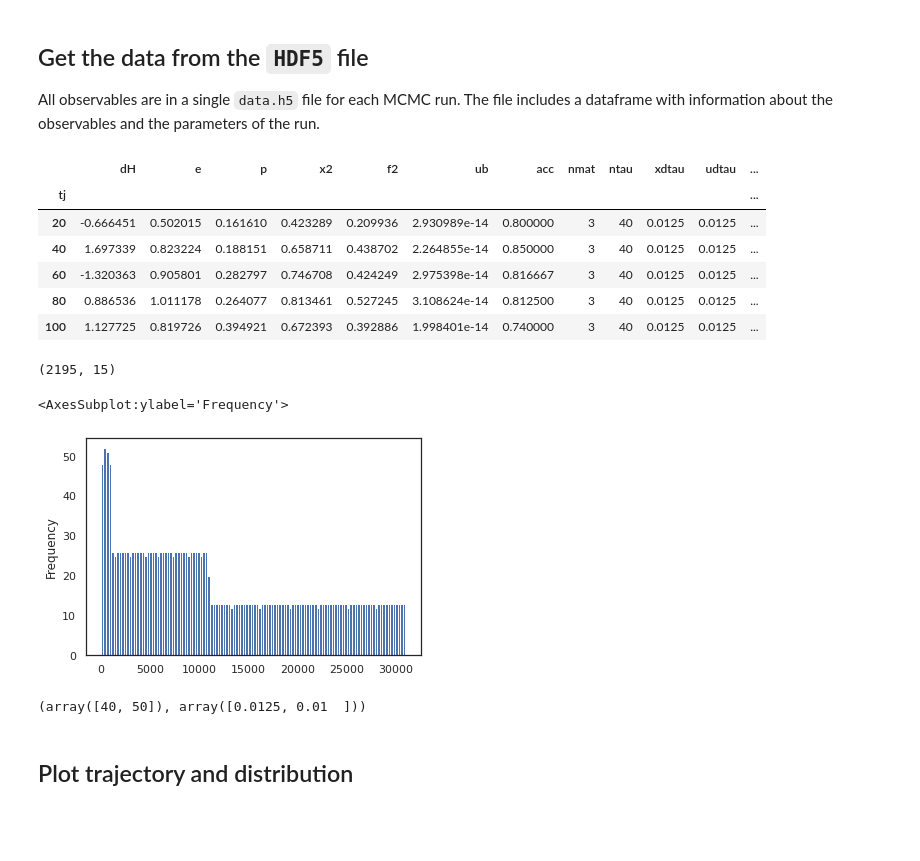
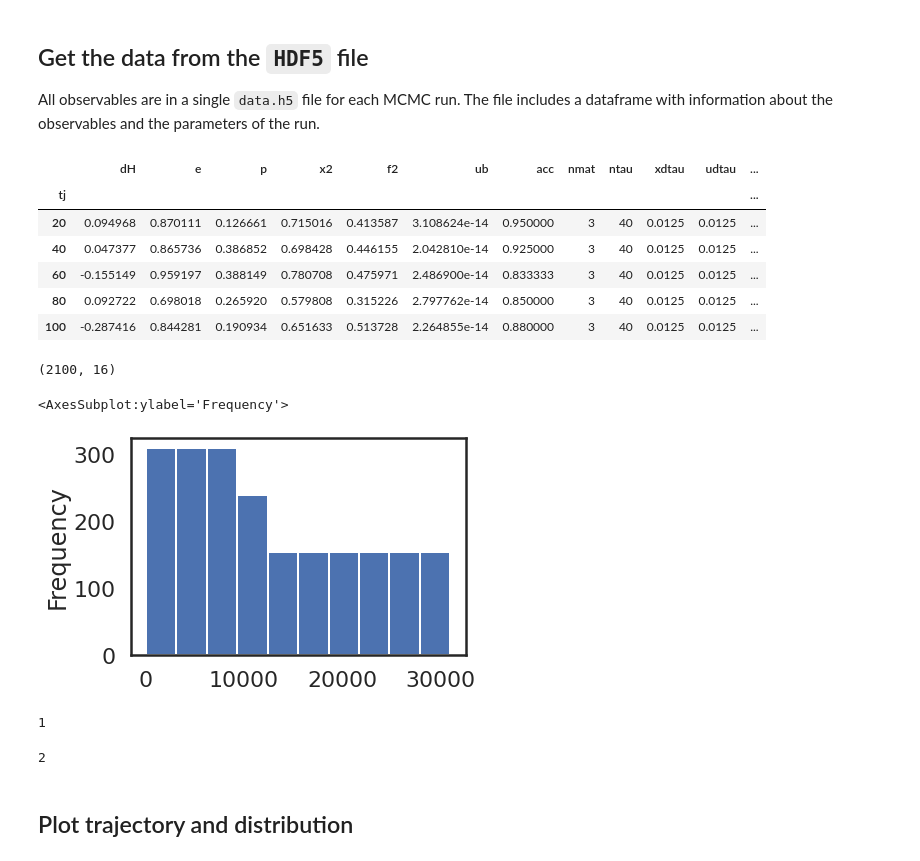
Before and after one commit to erinaldi/bmn2-lattice, a Jupyter notebook: notebooks/02_figures.ipynb, the cells around one changed output. Saved outputs shown, nothing was run; the diff lists cells and outputs as text; code cells hidden in the pictures; blank space fills up the shorter version.

```diff
--- a/notebooks/02_figures.ipynb
+++ b/notebooks/02_figures.ipynb
@@ -15,32 +15,38 @@ sns.set_context("poster") # scale elements up or down in size
 
 All observables are in a single `data.h5` file for each MCMC run. The file includes a dataframe with information about the observables and the parameters of the run.
 # %%
-filename = f"../../lattice/improv_runs/bmn2_su3_g05/l128/t02/data.h5"
+filename = f"../../lattice/improv_runs/bmn2_su3_g05/l128/t005/data.h5"
 data = pd.read_hdf(filename, "mcmc_obs")
 # %%
 data.head()
 # %% [output]
 |  | dH | e | p | x2 | f2 | ub | acc | nmat | ntau | xdtau | udtau | ... |
 | tj |  |  |  |  |  |  |  |  |  |  |  | ... |
-| 20 | -0.666451 | 0.502015 | 0.161610 | 0.423289 | 0.209936 | 2.930989e-14 | 0.800000 | 3 | 40 | 0.0125 | 0.0125 | ... |
-| 40 | 1.697339 | 0.823224 | 0.188151 | 0.658711 | 0.438702 | 2.264855e-14 | 0.850000 | 3 | 40 | 0.0125 | 0.0125 | ... |
-| 60 | -1.320363 | 0.905801 | 0.282797 | 0.746708 | 0.424249 | 2.975398e-14 | 0.816667 | 3 | 40 | 0.0125 | 0.0125 | ... |
-| 80 | 0.886536 | 1.011178 | 0.264077 | 0.813461 | 0.527245 | 3.108624e-14 | 0.812500 | 3 | 40 | 0.0125 | 0.0125 | ... |
-| 100 | 1.127725 | 0.819726 | 0.394921 | 0.672393 | 0.392886 | 1.998401e-14 | 0.740000 | 3 | 40 | 0.0125 | 0.0125 | ... |
+| 20 | 0.094968 | 0.870111 | 0.126661 | 0.715016 | 0.413587 | 3.108624e-14 | 0.950000 | 3 | 40 | 0.0125 | 0.0125 | ... |
+| 40 | 0.047377 | 0.865736 | 0.386852 | 0.698428 | 0.446155 | 2.042810e-14 | 0.925000 | 3 | 40 | 0.0125 | 0.0125 | ... |
+| 60 | -0.155149 | 0.959197 | 0.388149 | 0.780708 | 0.475971 | 2.486900e-14 | 0.833333 | 3 | 40 | 0.0125 | 0.0125 | ... |
+| 80 | 0.092722 | 0.698018 | 0.265920 | 0.579808 | 0.315226 | 2.797762e-14 | 0.850000 | 3 | 40 | 0.0125 | 0.0125 | ... |
+| 100 | -0.287416 | 0.844281 | 0.190934 | 0.651633 | 0.513728 | 2.264855e-14 | 0.880000 | 3 | 40 | 0.0125 | 0.0125 | ... |
 # %%
 data.shape
 # %% [output]
-(2195, 15)
+(2100, 16)
 # %%
 # different frequencies in the mdtu means different saving intervals
-data.mdtu.plot.hist(bins=120)
+data.mdtu.plot.hist()
 # %% [output]
 <AxesSubplot:ylabel='Frequency'>
-[figure, old version]
+[figure, new version]
-# %%
-data.ntau.unique(), data.xdtau.unique()
-# %% [output]
-(array([40, 50]), array([0.0125, 0.01  ]))
+# %%
+# do we have multiple trajectory lengths
+data.tau.nunique()
+# %% [output]
+1
+# %%
+# do we have multiple integration lengths
+data.ntau.nunique()
+# %% [output]
+2
 # %% [markdown]
 ## Plot trajectory and distribution
 # %%
```
Also changed, not shown: parts of 6 cells of this notebook.
